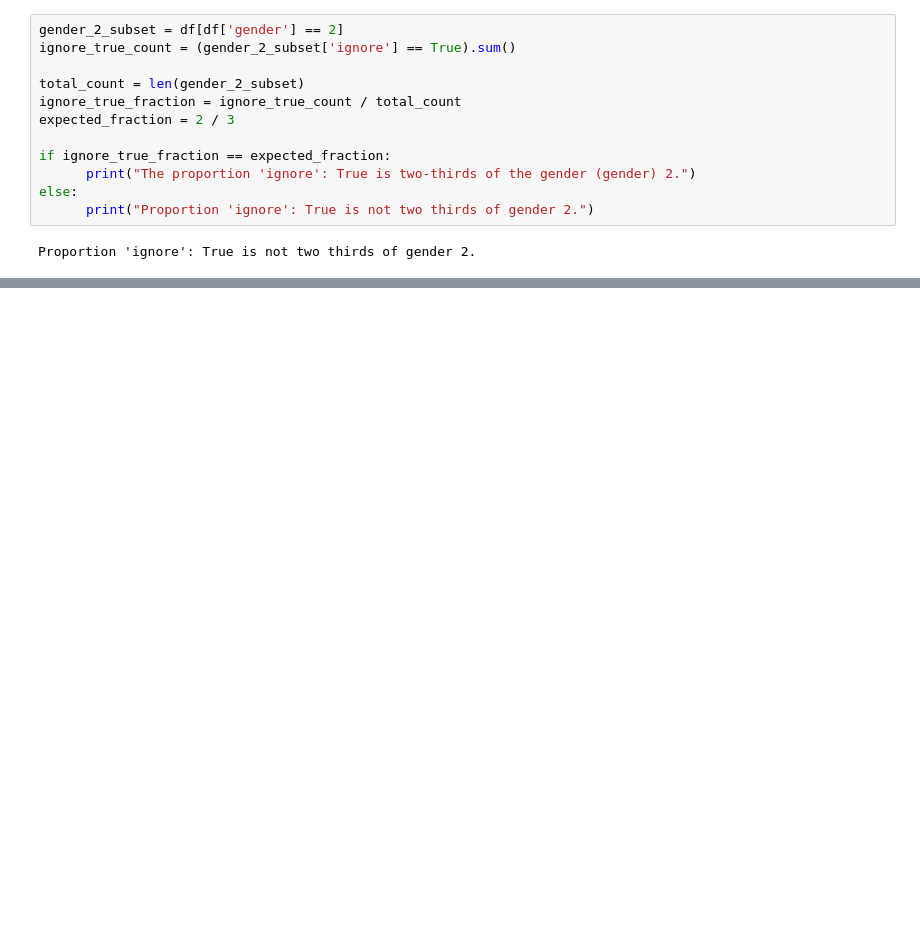
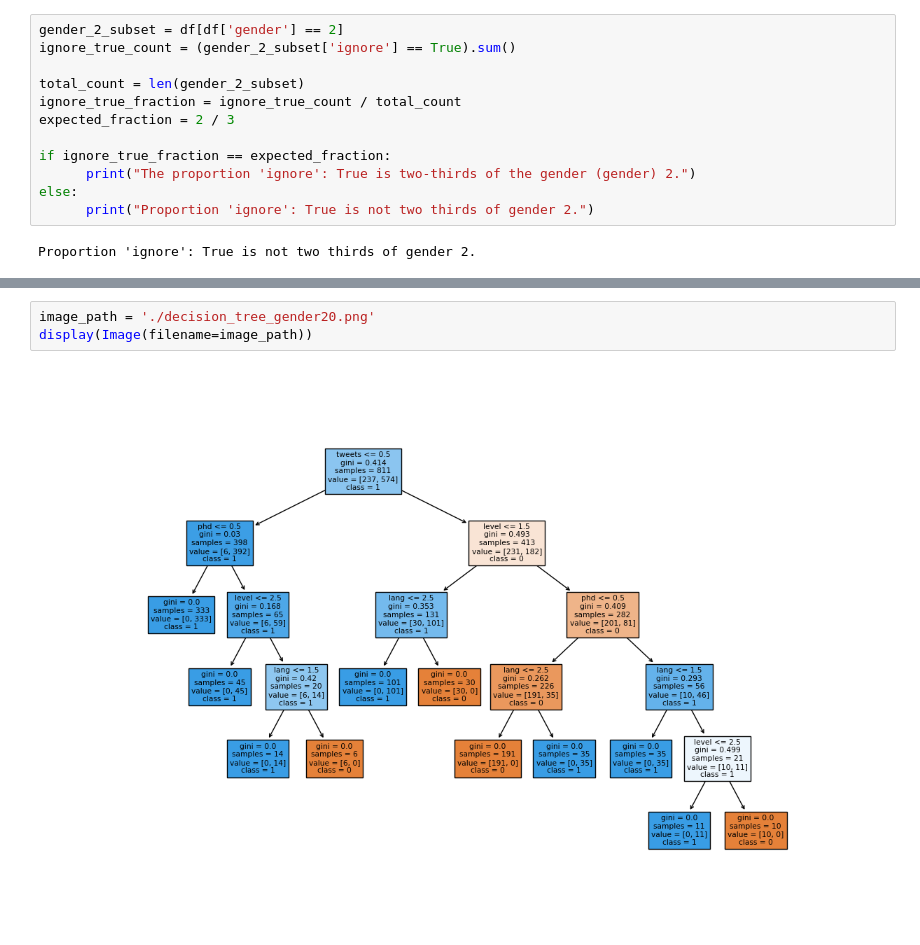
Before and after one commit to Ammar-Man/Decision_support_system, a Jupyter notebook: Task_2_Part_3.ipynb, the cells around one changed output, grey strips where cells are left out. Cells and saved outputs as stored; diff of their text form; blank space fills up the shorter version.

```diff
--- a/Task_2_Part_3.ipynb
+++ b/Task_2_Part_3.ipynb
@@ -79,0 +107,5 @@ Proportion 'ignore': True is not two thirds of gender 2.
+# %%
+image_path = './decision_tree_gender20.png'
+display(Image(filename=image_path))
+# %% [output]
+[figure, added]
```
Also changed, not shown: parts of 10 cells of this notebook, 2 other files.
